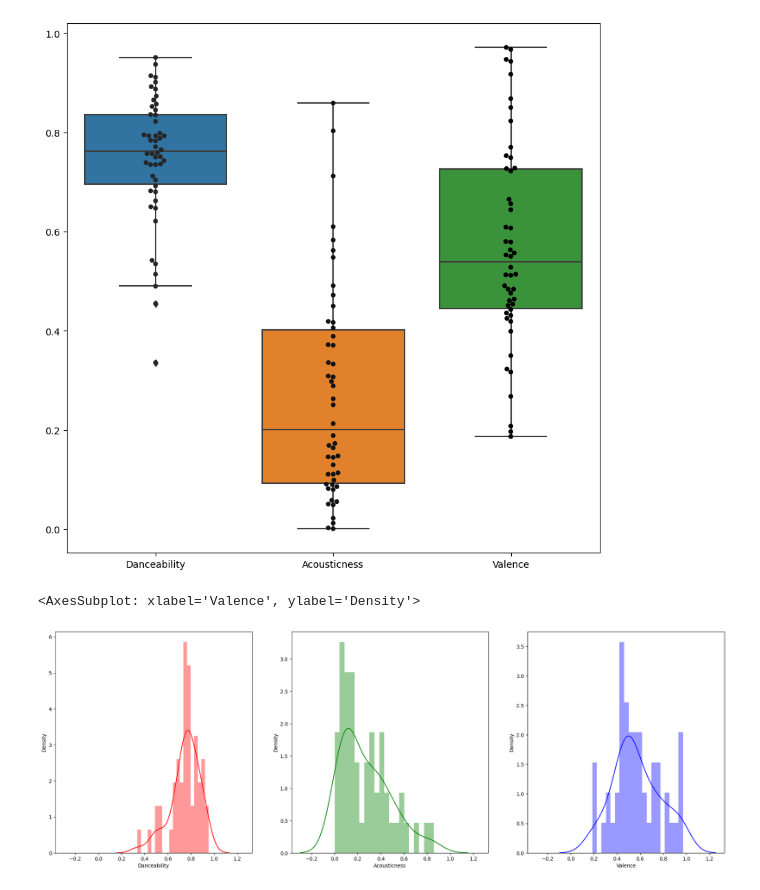
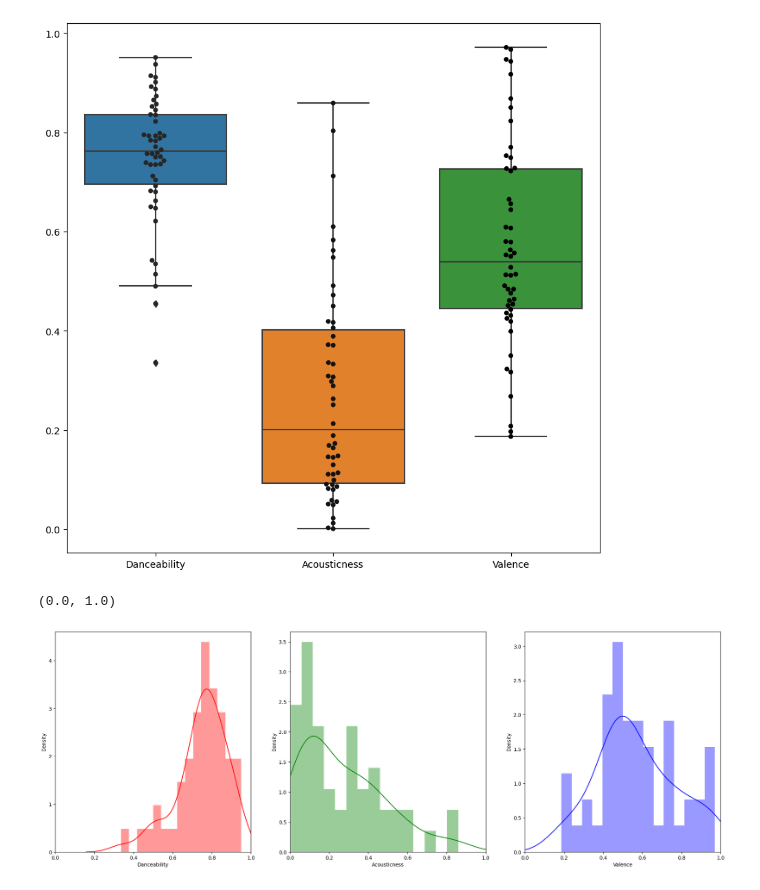
Before and after one commit to juandelacuadra/EDA_TheBridge_DS_PT, a Jupyter notebook: Notebooks/API_Spotify.ipynb, the cells around one changed output. Drawn from its saved outputs; the diff is of its cells as text; code cells hidden in the pictures.

```diff
--- a/Notebooks/API_Spotify.ipynb
+++ b/Notebooks/API_Spotify.ipynb
@@ -887,9 +887,14 @@ sns.swarmplot(data=df_trend_spain.loc[:, 'Danceability':], color="black", edgeco
 [figure]
 # %%
 f, axes = plt.subplots(1, 3, figsize=(24,8), sharex=True, sharey = False)
-sns.distplot(df_trend_spain["Danceability"] , color="red", label="Danceability", bins=20, ax=axes[0])
-sns.distplot(df_trend_spain["Acousticness"] , color="green", label="Acousticness", bins=20, ax=axes[1])
-sns.distplot(df_trend_spain["Valence"] , color="blue", label="Valence", bins=20, ax=axes[2])
+sns.distplot(df_trend_spain["Danceability"] , color="red", label="Danceability", bins=15, ax=axes[0])
+sns.distplot(df_trend_spain["Acousticness"] , color="green", label="Acousticness", bins=15, ax=axes[1])
+sns.distplot(df_trend_spain["Valence"] , color="blue", label="Valence", bins=15, ax=axes[2])
+
+# TODOS LOS PARÁMETROS VAN DE 0 A 1. LIMITO EL EJE X
+axes[0].set_xlim(0,1)
+axes[1].set_xlim(0,1)
+axes[2].set_xlim(0,1)
 # %% [output]
-<AxesSubplot: xlabel='Valence', ylabel='Density'>
+(0.0, 1.0)
-[figure, old version]
+[figure, new version]
```
Also changed, not shown: parts of 2 cells of this notebook.
